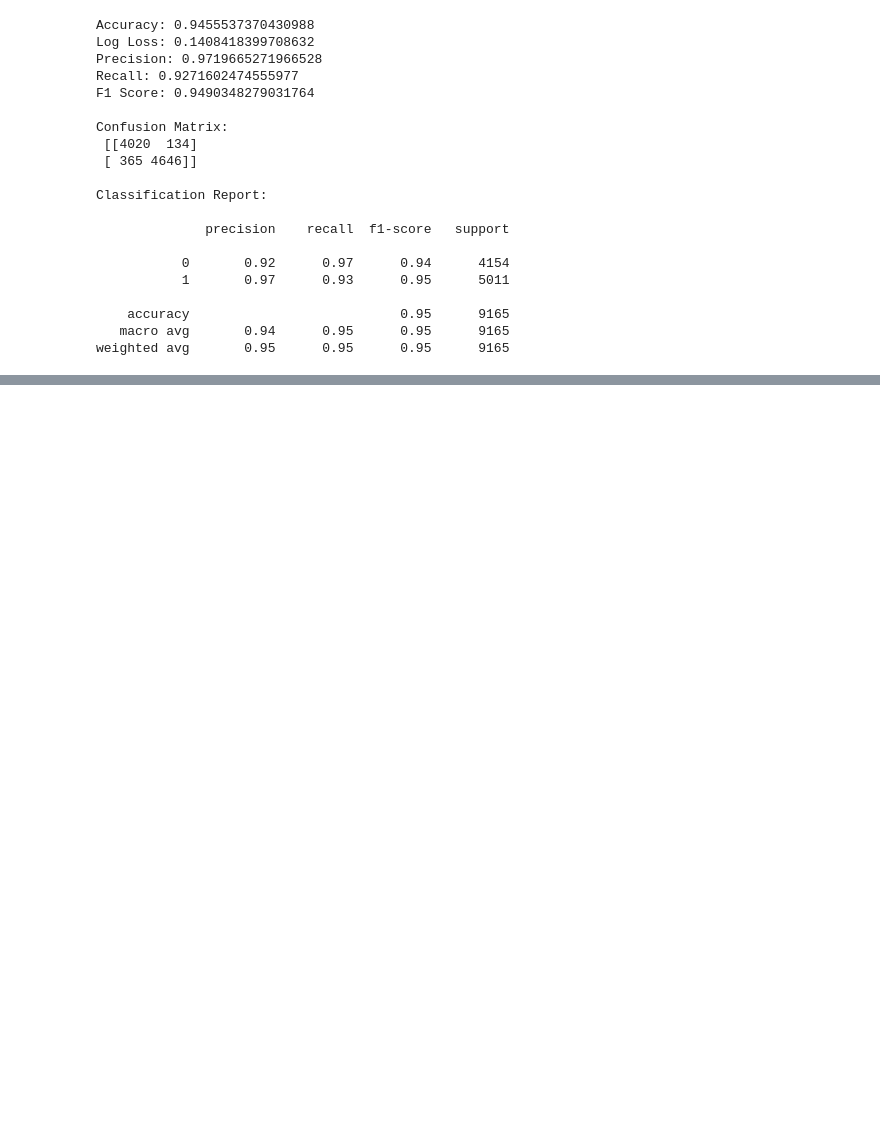
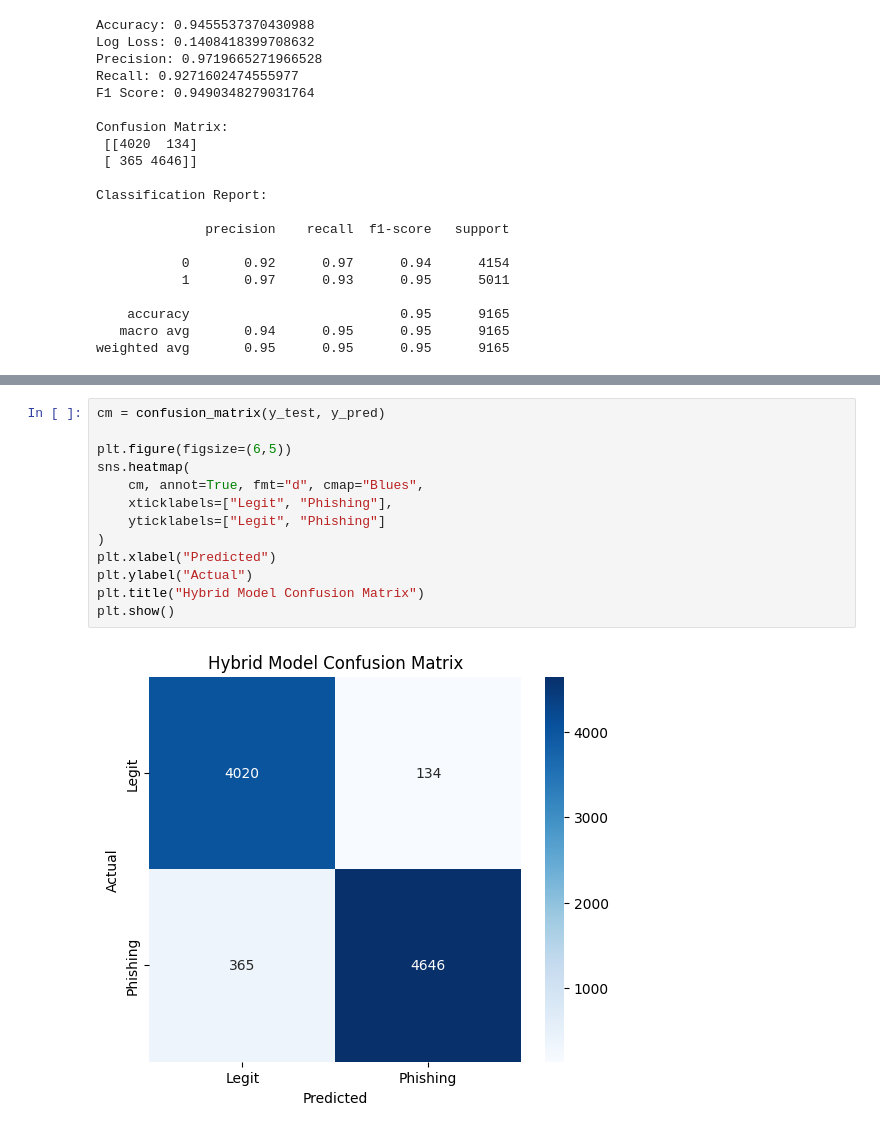
Before and after one commit to surya211099/DetectingPhishingEmail, a Jupyter notebook: DetectPhishingMail.ipynb, the cells around one changed output, grey strips where cells are left out. Cells and saved outputs as stored; diff of their text form; blank space fills up the shorter version.

```diff
--- a/DetectPhishingMail.ipynb
+++ b/DetectPhishingMail.ipynb
@@ -750,0 +774,15 @@ weighted avg       0.95      0.95      0.95      9165
+# %%
+cm = confusion_matrix(y_test, y_pred)
+
+plt.figure(figsize=(6,5))
+sns.heatmap(
+    cm, annot=True, fmt="d", cmap="Blues",
+    xticklabels=["Legit", "Phishing"],
+    yticklabels=["Legit", "Phishing"]
+)
+plt.xlabel("Predicted")
+plt.ylabel("Actual")
+plt.title("Hybrid Model Confusion Matrix")
+plt.show()
+# %% [output]
+[figure, added]
```
Also changed, not shown: parts of 4 cells of this notebook.
